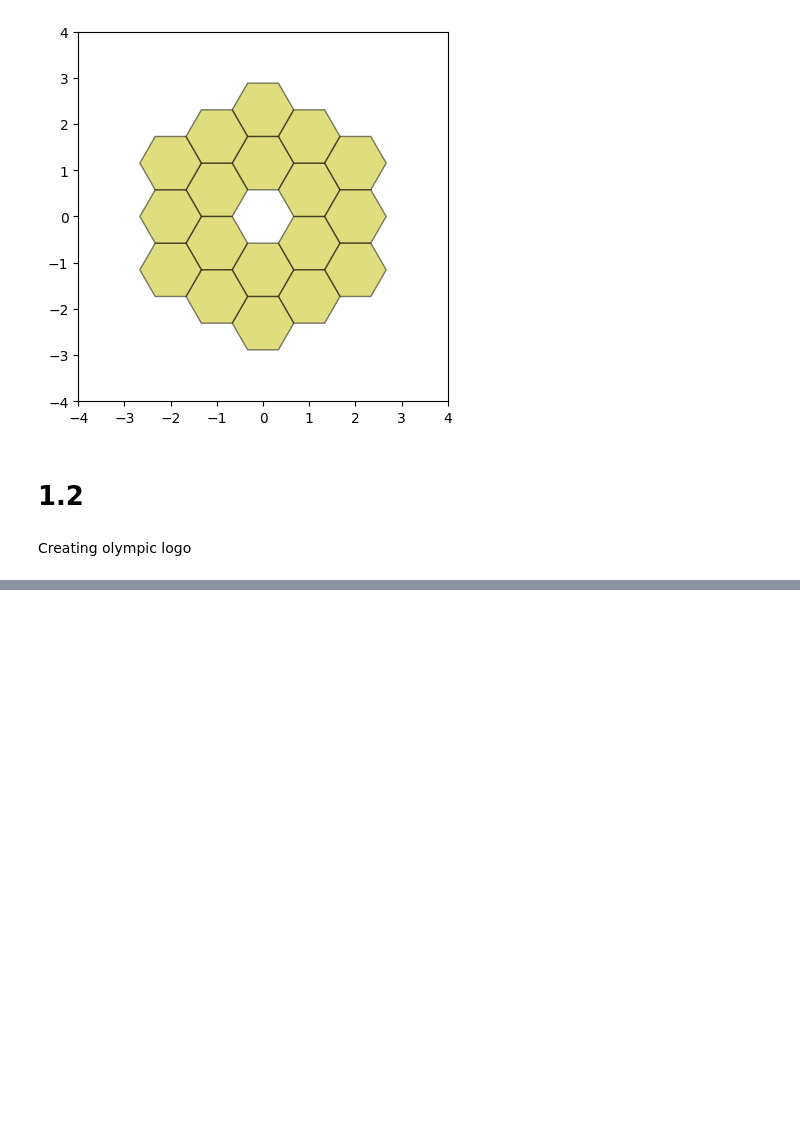
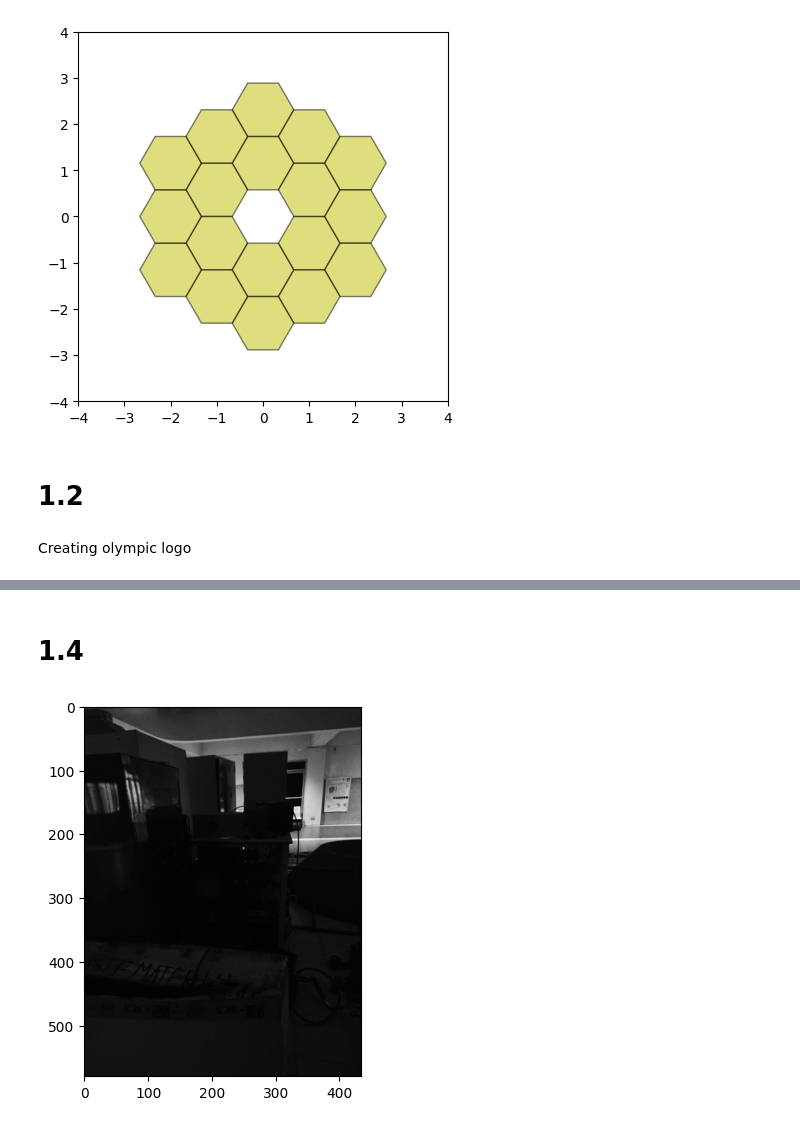
Before and after one commit to jclmaypa/MAYPA_AP-157-Submissions, a Jupyter notebook: Activity 1/Activity 1.ipynb, the cells around one changed output, grey strips where cells are left out. Cells and saved outputs as stored; diff of their text form; code cells hidden in the pictures; blank space fills up the shorter version.

```diff
--- a/Activity 1/Activity 1.ipynb
+++ b/Activity 1/Activity 1.ipynb
@@ -230,0 +237,20 @@ Clipping input data to the valid range for imshow with RGB data ([0..1] for floa
+# %% [markdown]
+# 1.4
+# %%
+# read the image
+image = Image.open('.\dark_picture.png')
+
+# Converting to grayscale
+grayscale_image = np.array(image.convert('L'))
+
+# Resizing image to make my program faster
+processed_image = np.array(Image.fromarray(grayscale_image).resize(size=(434, 580)))  #rescaled to 1/8 its original resolution
+
+# # Normalizing pixel values
+# processed_image = (processed_image - np.amin(processed_image))/(np.amax(processed_image) - np.amin(processed_image))
+
+# Plotting
+plt.imshow(processed_image, cmap = "gray")
+plt.show()
+# %% [output]
+[figure, added]
```
Also changed, not shown: parts of 8 cells of this notebook, 5 other files.
